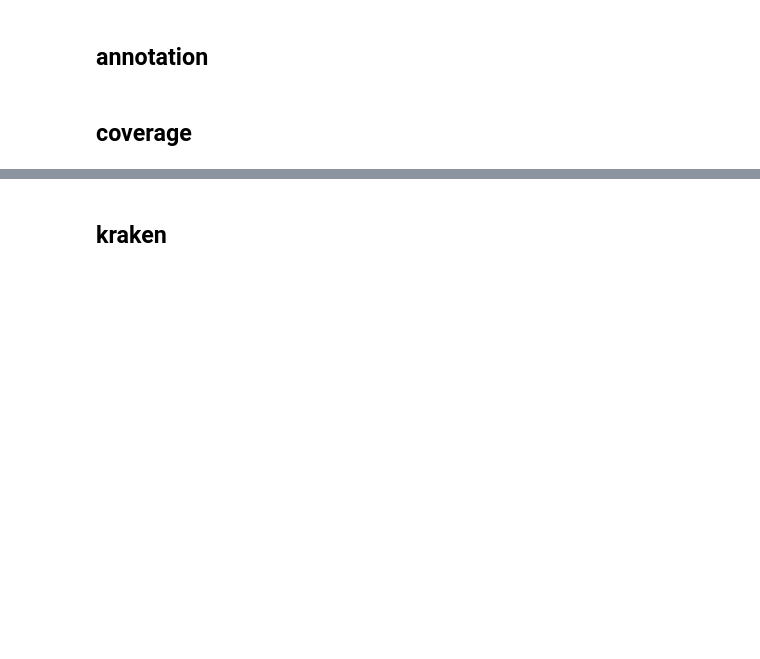
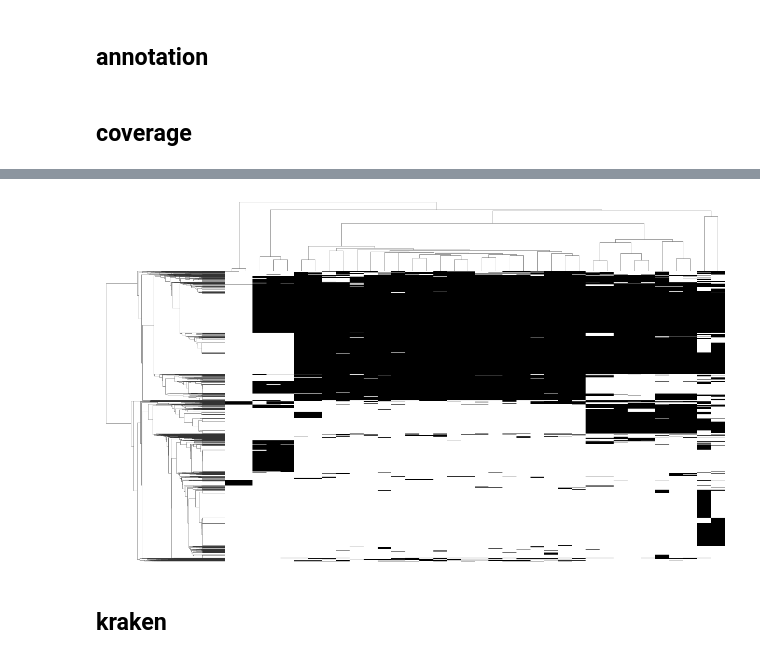
Before and after one commit to dmnfarrell/gordon-group, a Jupyter notebook: mycoplasma_bovis/analysis.ipynb, the cells around one changed output, grey strips where cells are left out. Cells and saved outputs as stored; diff of their text form; code cells hidden in the pictures; blank space fills up the shorter version.

```diff
--- a/mycoplasma_bovis/analysis.ipynb
+++ b/mycoplasma_bovis/analysis.ipynb
@@ -170,0 +171,3 @@ fig = circos.plotfig()
+# %%
+C=pd.read_csv('results/csq.matrix')
+C.snp_type.value_counts()
@@ -171,2 +222,8 @@ fig = circos.plotfig()
+# %%
+X=C.iloc[:,4:]
+#colors,colormap=plotting.get_color_mapping(C,county1',cmap='Set1')
+cg = sns.clustermap(X,xticklabels=False,yticklabels=False,cmap='gray_r',cbar_pos=None,figsize=(17,10)) #row_colors=[colors1,colors2]
+# %% [output]
+[figure, added]
 # %% [markdown]
 ## kraken
```
Also changed, not shown: parts of 7 cells of this notebook, 2 other files.
